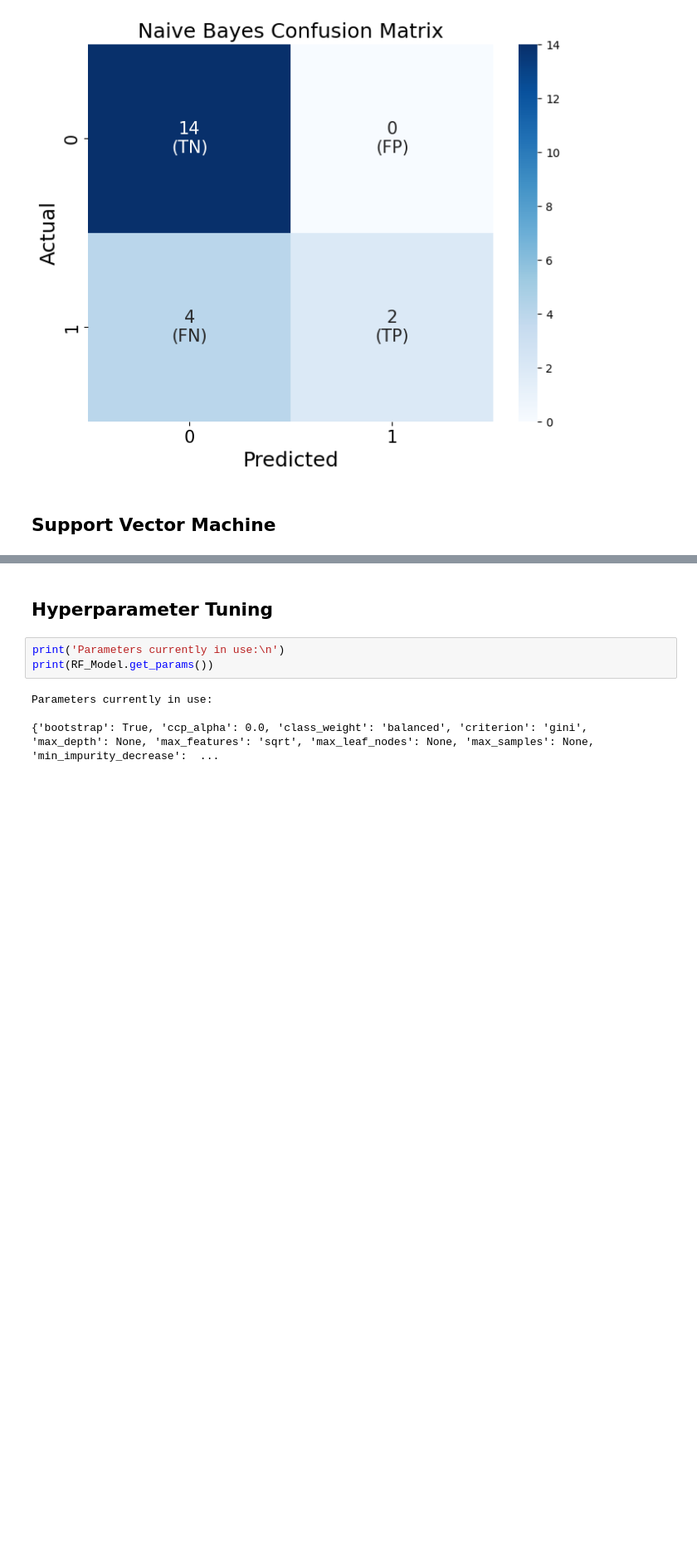
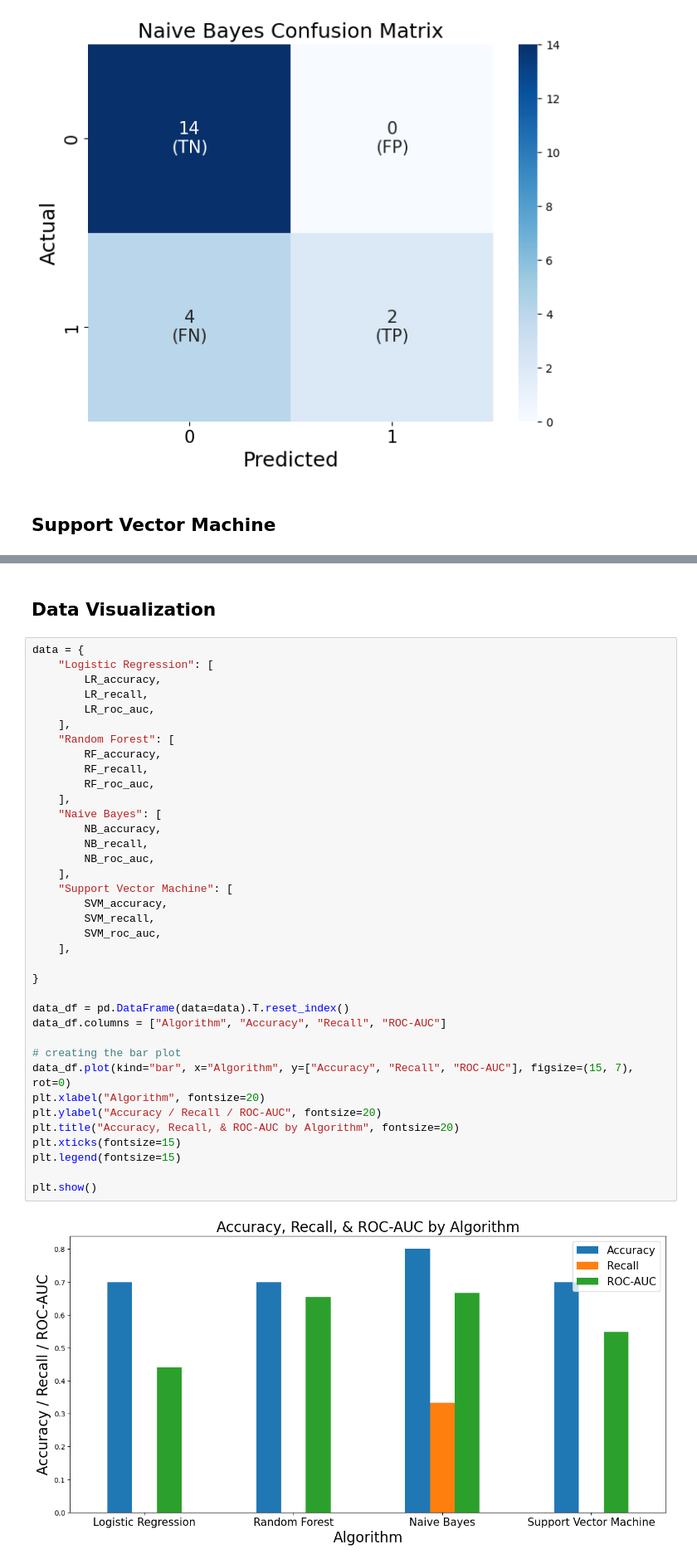
Before and after one commit to sas062/beng203_breast_cancer_recurrence_classifier, a Jupyter notebook: recurrence_classifier.ipynb, the cells around one changed output, grey strips where cells are left out. Shown at 83% size. Saved outputs shown, nothing was run; the diff lists cells and outputs as text; blank space fills up the shorter version.

```diff
--- a/recurrence_classifier.ipynb
+++ b/recurrence_classifier.ipynb
@@ -328,11 +328,43 @@ Confusion Matrix:
  [ 6  0]]
 [figure]
 # %% [markdown]
-## Hyperparameter Tuning
+## Data Visualization
 # %%
-print('Parameters currently in use:\n')
-print(RF_Model.get_params())
+data = {
+    "Logistic Regression": [
+        LR_accuracy,
+        LR_recall,
+        LR_roc_auc,
+    ],
+    "Random Forest": [
+        RF_accuracy,
+        RF_recall,
+        RF_roc_auc,
+    ],
+    "Naive Bayes": [
+        NB_accuracy,
+        NB_recall,
+        NB_roc_auc,
+    ],
+    "Support Vector Machine": [
+        SVM_accuracy,
+        SVM_recall,
+        SVM_roc_auc,
+    ],
+
+}
+
+data_df = pd.DataFrame(data=data).T.reset_index()
+data_df.columns = ["Algorithm", "Accuracy", "Recall", "ROC-AUC"]
+
+# creating the bar plot
+data_df.plot(kind="bar", x="Algorithm", y=["Accuracy", "Recall", "ROC-AUC"], figsize=(15, 7), rot=0)
+plt.xlabel("Algorithm", fontsize=20)
+plt.ylabel("Accuracy / Recall / ROC-AUC", fontsize=20)
+plt.title("Accuracy, Recall, & ROC-AUC by Algorithm", fontsize=20)
+plt.xticks(fontsize=15)
+plt.legend(fontsize=15)
+
+plt.show()
 # %% [output]
-Parameters currently in use:
-
-{'bootstrap': True, 'ccp_alpha': 0.0, 'class_weight': 'balanced', 'criterion': 'gini', 'max_depth': None, 'max_features': 'sqrt', 'max_leaf_nodes': None, 'max_samples': None, 'min_impurity_decrease':  ...
+[figure, added]
```
Also changed, not shown: parts of 1 cell of this notebook, 1 other file.
